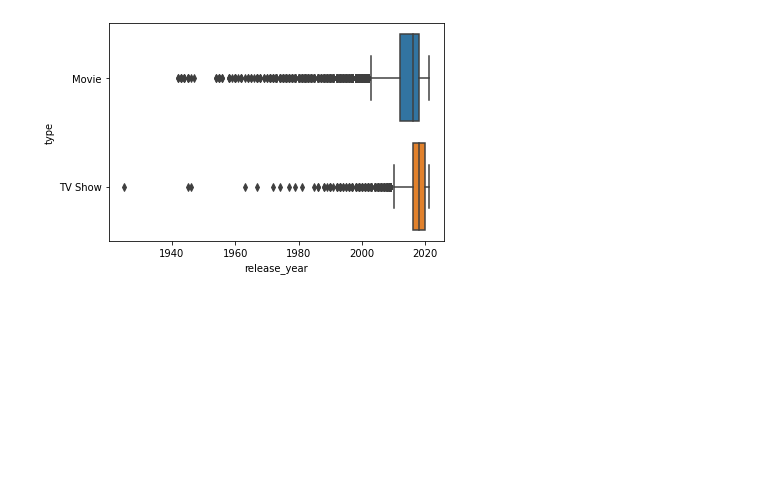
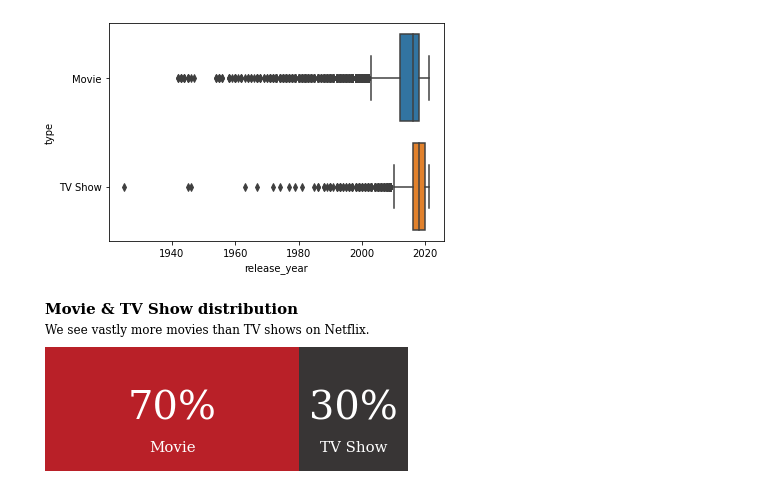
Before and after one commit to Maxoouuu/H3Python, a Jupyter notebook: Projet_Python.ipynb, the cells around one changed output. Cells and saved outputs as stored; diff of their text form; code cells hidden in the pictures; blank space fills up the shorter version.

```diff
--- a/Projet_Python.ipynb
+++ b/Projet_Python.ipynb
@@ -90,3 +95,68 @@ sns.boxplot(x="release_year",y="type", data= df)
 # %% [output]
 <matplotlib.axes._subplots.AxesSubplot at 0x...>
 [figure]
+# %%
+# For viz: Ratio of Movies & TV shows
+
+x=df.groupby(['type'])['type'].count()
+y=len(df)
+r=((x/y)).round(2)
+
+mf_ratio = pd.DataFrame(r).T
+fig, ax = plt.subplots(1,1,figsize=(6.5, 2.5))
+
+ax.barh(mf_ratio.index, mf_ratio['Movie'],
+        color='#b20710', alpha=0.9, label='Male')
+ax.barh(mf_ratio.index, mf_ratio['TV Show'], left=mf_ratio['Movie'],
+        color='#221f1f', alpha=0.9, label='Female')
+
+ax.set_xlim(0, 1)
+ax.set_xticks([])
+ax.set_yticks([])
+#ax.set_yticklabels(mf_ratio.index, fontfamily='serif', fontsize=11)
+
+
+# movie percentage
+for i in mf_ratio.index:
+    ax.annotate(f"{int(mf_ratio['Movie'][i]*100)}%",
+                   xy=(mf_ratio['Movie'][i]/2, i),
+                   va = 'center', ha='center',fontsize=40, fontweight='light', fontfamily='serif',
+                   color='white')
+
+    ax.annotate("Movie",
+                   xy=(mf_ratio['Movie'][i]/2, -0.25),
+                   va = 'center', ha='center',fontsize=15, fontweight='light', fontfamily='serif',
+                   color='white')
+
+
+for i in mf_ratio.index:
+    ax.annotate(f"{int(mf_ratio['TV Show'][i]*100)}%",
+                   xy=(mf_ratio['Movie'][i]+mf_ratio['TV Show'][i]/2, i),
+                   va = 'center', ha='center',fontsize=40, fontweight='light', fontfamily='serif',
+                   color='white')
+    ax.annotate("TV Show",
+                   xy=(mf_ratio['Movie'][i]+mf_ratio['TV Show'][i]/2, -0.25),
+                   va = 'center', ha='center',fontsize=15, fontweight='light', fontfamily='serif',
+                   color='white')
+
+
+
+
+
+
+# Title & Subtitle
+fig.text(0.125,1.03,'Movie & TV Show distribution', fontfamily='serif',fontsize=15, fontweight='bold')
+fig.text(0.125,0.92,'We see vastly more movies than TV shows on Netflix.',fontfamily='serif',fontsize=12)
+
+for s in ['top', 'left', 'right', 'bottom']:
+    ax.spines[s].set_visible(False)
+
+
+
+#ax.legend(loc='lower center', ncol=3, bbox_to_anchor=(0.5, -0.06))
+
+# Removing legend due to labelled plot
+ax.legend().set_visible(False)
+plt.show()
+# %% [output]
+[figure, added]
```
Also changed, not shown: parts of 2 cells of this notebook.
